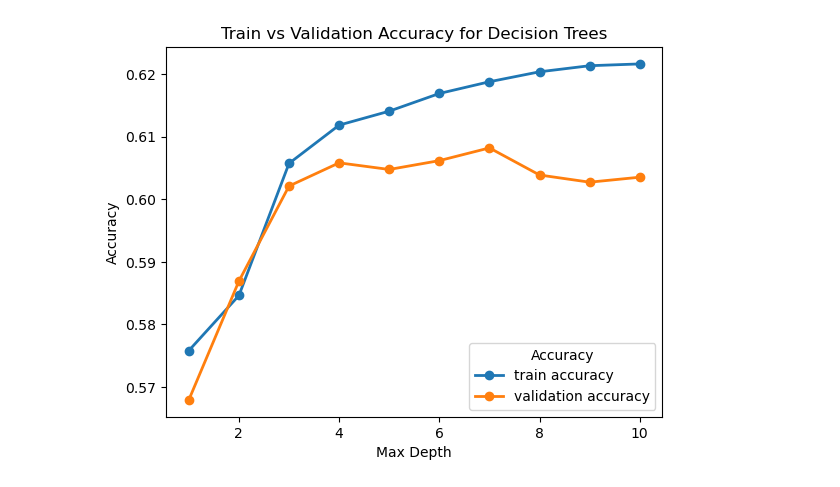
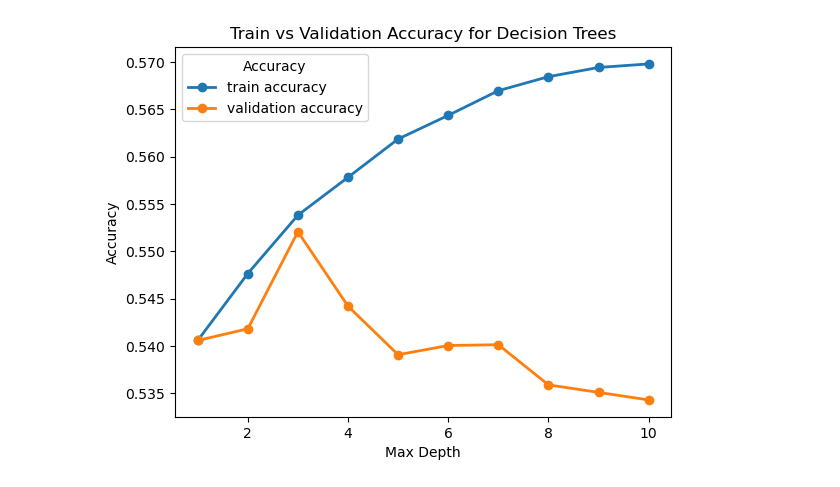
Before and after one commit to rhit-calviet/Swim-Analysis, a Jupyter notebook: Main/ImprovementInCollege_DTree.ipynb, the cells around one changed output. Cells and saved outputs as stored; diff of their text form; code cells hidden in the pictures.

Commit message:
fixed within-college improvement

```diff
--- a/Main/ImprovementInCollege_DTree.ipynb
+++ b/Main/ImprovementInCollege_DTree.ipynb
@@ -2,11 +2,10 @@
 import pandas as pd
 import numpy as np
 from sklearn.model_selection import GridSearchCV
-from sklearn.tree import DecisionTreeClassifier, export_graphviz
+from sklearn.tree import DecisionTreeClassifier
 from sklearn.preprocessing import OneHotEncoder
 from sklearn.pipeline import Pipeline
 import matplotlib.pyplot as plt
-import graphviz
 
 # Load the cleaned data
 df = pd.read_parquet('CLEANED_SWIM_DATA.parquet')
@@ -23,7 +22,7 @@ excluded_events = [
 ]
 df = df[~df['Event'].isin(excluded_events)]
 
-# Step 3: Categorize stroke types (unchanged)
+# Step 3: Categorize stroke types
 def categorize_stroke(event):
     if 'Freestyle' in event:
         return 'Freestyle'
@@ -43,46 +42,60 @@ df['Stroke'] = df['Event'].astype('string').apply(categorize_stroke)
 # Step 4: Drop the original 'Event' column
 df = df.drop(columns=['Event'])
 
-# Step 5: Group by ID and calculate total points per stroke (using the total sum of points)
+# Step 5: Group by ID and calculate total points per stroke
 def total_points(points):
-    return np.sum(points)  # Total points per event (instead of average)
+    return np.sum(points)  # Total points per event
 
-# Calculate total points per swimmer and stroke
-stroke_total_points = df.groupby(['ID', 'Stroke'])['Points'].apply(total_points).reset_index()
+stroke_total_points = df.loc[df.groupby('ID')['Points'].idxmax(), ['ID', 'Stroke', 'Points']].reset_index(drop=True)
 
 # Step 6: For each swimmer, find the stroke with the highest total points
-def assign_specialty(swimmer_strokes):
-    max_stroke = swimmer_strokes.loc[swimmer_strokes['Points'].idxmax()]['Stroke']
-    return max_stroke
+def assign_specialty(swimmer_df):
+    return swimmer_df.iloc[0]['Stroke']
 
-df_specialty = stroke_total_points.groupby('ID').apply(assign_specialty).reset_index()
+df_specialty = stroke_total_points.groupby('ID', group_keys=False).apply(assign_specialty).reset_index()
 df_specialty.rename(columns={0: 'Specialty'}, inplace=True)
 
 # Step 7: Merge the specialty info back into the main dataset
 df = df.merge(df_specialty, on='ID')
 
-# Step 8: Binning improvement and power
-# Compute improvement from first to last season
-first_season = df.groupby('ID')['Points'].first()  # Use Points to compute improvement
-last_season = df.groupby('ID')['Points'].last()
-df['Improvement'] = df['ID'].map(last_season - first_season)
+# Step 8: Compute improvement using weighted average of top 4 highest points
+weight_factors = [0.4, 0.4, 0.15, 0.05]
 
-# Bin the 'Improvement' column into 2 quantiles (instead of 3)
-df['ImprovementBin'] = pd.qcut(df['Improvement'], q=2, labels=False)
+def weighted_top_4_avg(points):
+    top_4 = np.sort(points)[-4:][::-1]  # Get 4 highest values
+    if len(top_4) < 4:
+        top_4 = np.pad(top_4, (0, 4 - len(top_4)), 'constant', constant_values=(0,))
+    return np.dot(top_4, weight_factors)
 
-# Label the bins (Lower, Higher)
-bin_means = df.groupby('ImprovementBin')['Improvement'].mean().sort_values()
-bin_labels = {bin_means.index[0]: "Lower", bin_means.index[1]: "Higher"}
-df['ImprovementBinLabel'] = df['ImprovementBin'].map(bin_labels)
+def compute_weighted_avg(group):
+    return weighted_top_4_avg(group['Points'].values)
+
+# Get first and last season per swimmer
+early_season = df.groupby('ID')['SeasonYear'].min()
+late_season = df.groupby('ID')['SeasonYear'].max()
+
+early_df = df[df.apply(lambda row: row['SeasonYear'] == early_season[row['ID']], axis=1)]
+late_df = df[df.apply(lambda row: row['SeasonYear'] == late_season[row['ID']], axis=1)]
+
+early_points = early_df.groupby('ID', group_keys=False).apply(compute_weighted_avg)
+late_points = late_df.groupby('ID', group_keys=False).apply(compute_weighted_avg)
+
+# Compute Improvement
+df['Improvement'] = df['ID'].map(late_points - early_points)
+
+# Handle qcut error when all values are the same
+if df['Improvement'].nunique() > 1:
+    df['ImprovementBin'] = pd.qcut(df['Improvement'], q=2, labels=False, duplicates='drop')
+    df['ImprovementBinLabel'] = df['ImprovementBin'].map({0: "Lower", 1: "Higher"})
+else:
+    df['ImprovementBin'] = 0
+    df['ImprovementBinLabel'] = "Same"
 
 # Step 9: Create 'power_tot_rating' based on 'Power_Tot'
-# Use qcut to create a 5-star rating for 'Power_Tot', where lower is better
 df['power_tot_rating'] = pd.qcut(df['Power_Tot'], q=5, labels=[5, 4, 3, 2, 1])
 
-# Step 10: Remove unnecessary columns and prepare df_summary
+# Step 10: Prepare df_summary
 df = df[['ID', 'power_tot_rating', 'ImprovementBin', 'Division', 'Gender', 'School', 'Specialty']]
-
-# Create a new dataframe with 1 row per swimmer
 df_summary = df.groupby('ID').agg({
     'power_tot_rating': 'first',
     'ImprovementBin': 'first',
@@ -92,61 +105,39 @@ df_summary = df.groupby('ID').agg({
     'Specialty': 'first'
 }).reset_index()
 
-# Step 11: Apply OneHotEncoder to categorical columns (excluding 'power_tot_rating')
+# Step 11: Apply OneHotEncoder to categorical columns
 categorical_columns = ['Division', 'Gender', 'Specialty']
 encoder = OneHotEncoder(drop='first', sparse_output=False)
-
-# Apply encoding to categorical features
 encoded_categorical_features = encoder.fit_transform(df_summary[categorical_columns])
-
-# Create a new DataFrame with the encoded features
 encoded_df = pd.DataFrame(encoded_categorical_features, columns=encoder.get_feature_names_out(categorical_columns))
-
-# Include the 'power_tot_rating' as a numerical feature
 encoded_df['power_tot_rating'] = df_summary['power_tot_rating']
 
-# Step 12: Set up DecisionTreeClassifier with GridSearchCV and cross-validation
+# Step 12: DecisionTreeClassifier with GridSearchCV
 X = encoded_df
 y = df_summary['ImprovementBin']
 
-# Create a pipeline with DecisionTreeClassifier for modeling
-pipeline = Pipeline(steps=[
-    ('model', DecisionTreeClassifier(random_state=0))
-])
-
-# Define parameters for GridSearchCV (testing depths from 1 to 10)
+pipeline = Pipeline(steps=[('model', DecisionTreeClassifier(random_state=0))])
 parameters = {'model__max_depth': range(1, 11)}
-
-# Apply GridSearchCV for cross-validation with hyperparameter tuning
 dtree_cv = GridSearchCV(pipeline, param_grid=parameters, return_train_score=True, n_jobs=-1)
-
-# Fit the model to the data
 dtree_cv.fit(X, y)
 
-# Display the best parameters and the score from cross-validation
 print("Best parameters found: ", dtree_cv.best_params_)
 print("Best cross-validation score: ", dtree_cv.best_score_)
 
 # Step 13: Post-analysis
-# Get the best parameters and accuracy
-best_params = dtree_cv.best_params_
 accuracy = dtree_cv.score(X, y)
 print('Accuracy:', accuracy)
 
-# Extract the parameter values used in the grid search from cv_results_
 depth_values = dtree_cv.cv_results_['param_model__max_depth']
-
-# Create a DataFrame to store cross-validation results
 results = pd.DataFrame({
     'max_depth': depth_values,
     'train accuracy': dtree_cv.cv_results_['mean_train_score'],
     'validation accuracy': dtree_cv.cv_results_['mean_test_score']
 })
 
-# Print the results table
 print(results)
 
-# Step 14: Plot the train vs validation accuracy
+# Step 14: Plot accuracy
 results.plot(x='max_depth', y=['train accuracy', 'validation accuracy'], marker='o', linestyle='-', linewidth=2)
 plt.title('Train vs Validation Accuracy for Decision Trees')
 plt.xlabel('Max Depth')
@@ -171,4 +162,4 @@ Accuracy: 0.6180886769122064
-[figure, old version]
+[figure, new version]
 # %%
 df_summary.ImprovementBin.value_counts(normalize=True)
 # %% [output]
```
Also changed, not shown: parts of 3 cells of this notebook.
